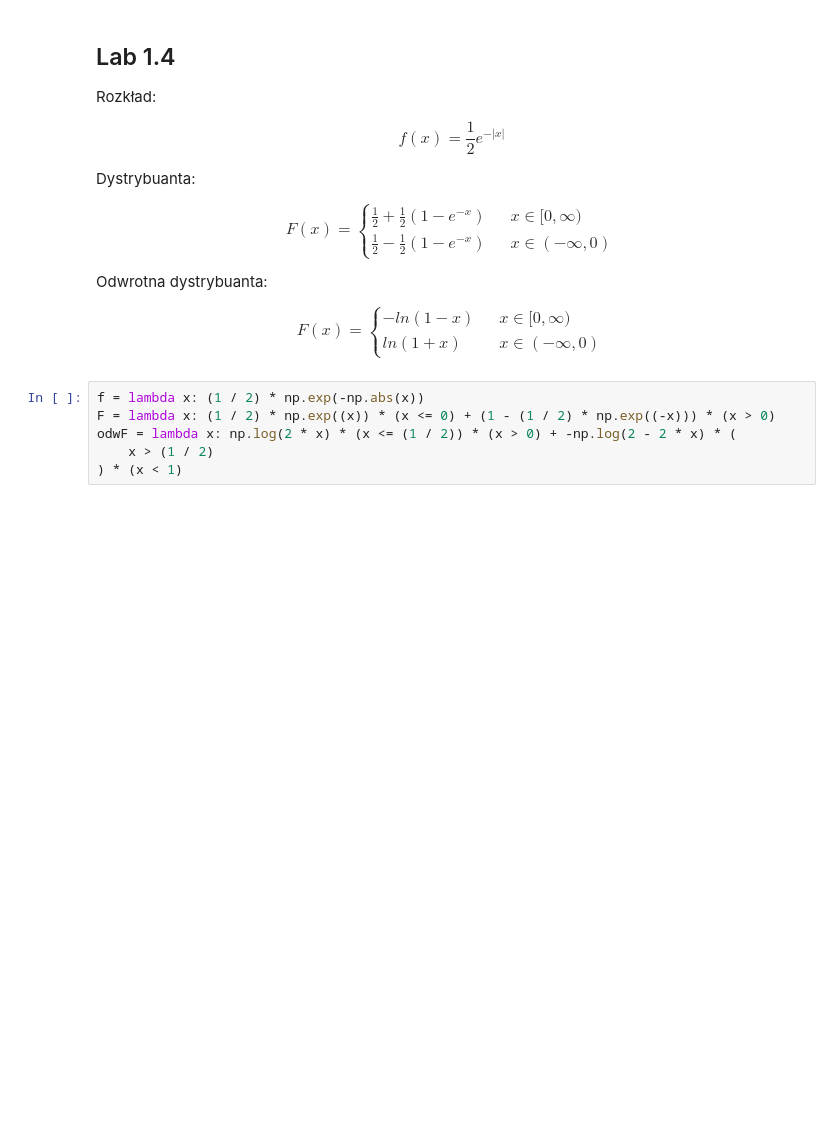
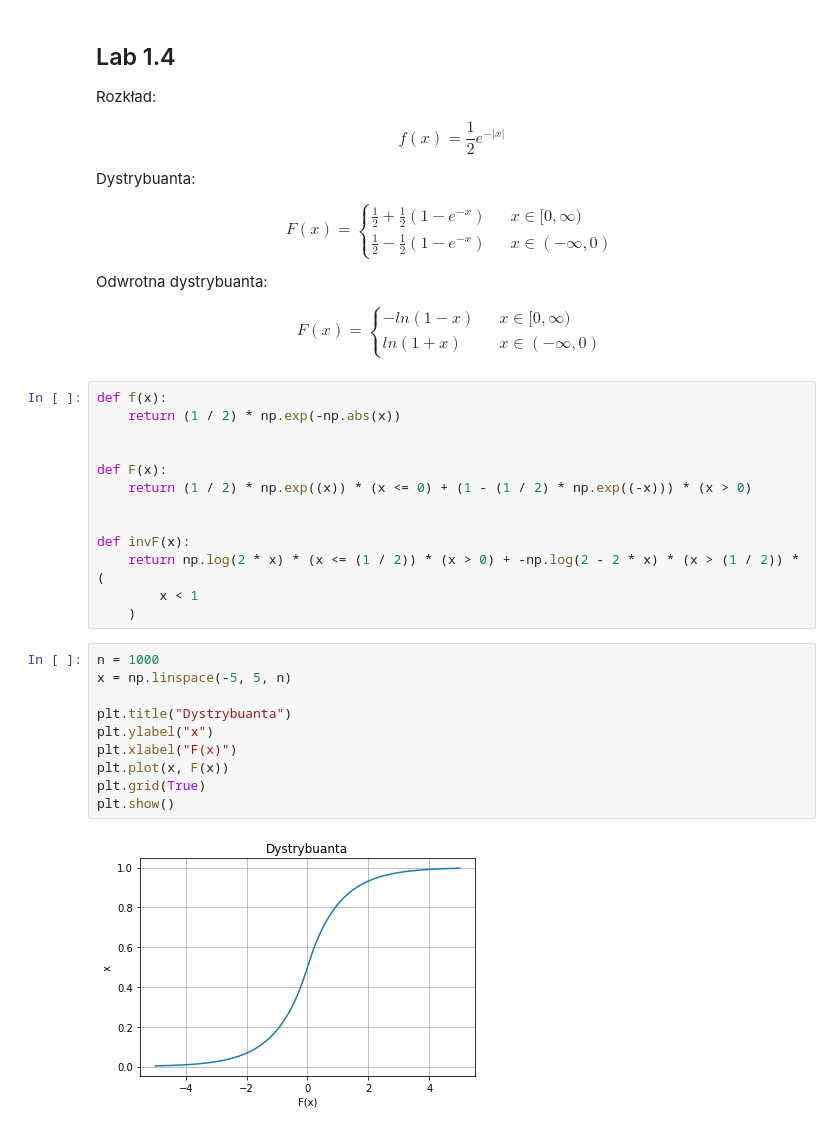
Before and after one commit to John15321/iims, a Jupyter notebook: lab0.ipynb, the cells around one changed output. Drawn from its saved outputs; the diff is of its cells as text; blank space fills up the shorter version.

```diff
--- a/lab0.ipynb
+++ b/lab0.ipynb
@@ -432,8 +439,27 @@ F(x) =
   \end{cases}
 $$
 # %%
-f = lambda x: (1 / 2) * np.exp(-np.abs(x))
-F = lambda x: (1 / 2) * np.exp((x)) * (x <= 0) + (1 - (1 / 2) * np.exp((-x))) * (x > 0)
-odwF = lambda x: np.log(2 * x) * (x <= (1 / 2)) * (x > 0) + -np.log(2 - 2 * x) * (
-    x > (1 / 2)
-) * (x < 1)
+def f(x):
+    return (1 / 2) * np.exp(-np.abs(x))
+
+
+def F(x):
+    return (1 / 2) * np.exp((x)) * (x <= 0) + (1 - (1 / 2) * np.exp((-x))) * (x > 0)
+
+
+def invF(x):
+    return np.log(2 * x) * (x <= (1 / 2)) * (x > 0) + -np.log(2 - 2 * x) * (x > (1 / 2)) * (
+        x < 1
+    )
+# %%
+n = 1000
+x = np.linspace(-5, 5, n)
+
+plt.title("Dystrybuanta")
+plt.ylabel("x")
+plt.xlabel("F(x)")
+plt.plot(x, F(x))
+plt.grid(True)
+plt.show()
+# %% [output]
+[figure, added]
```
Also changed, not shown: parts of 4 cells of this notebook.
